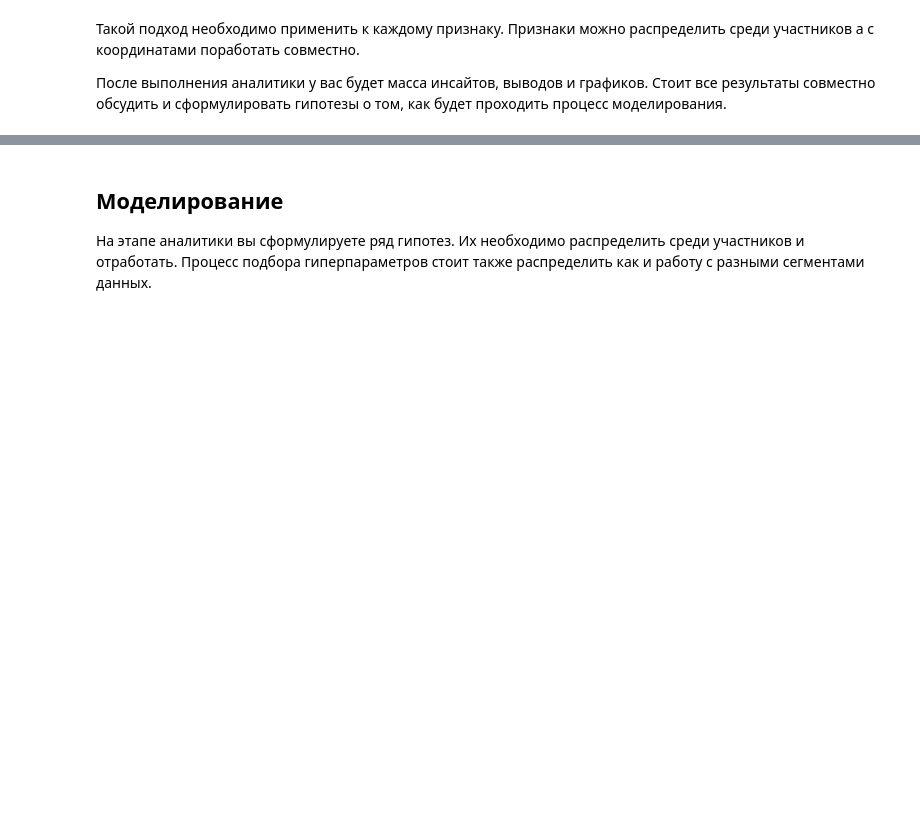
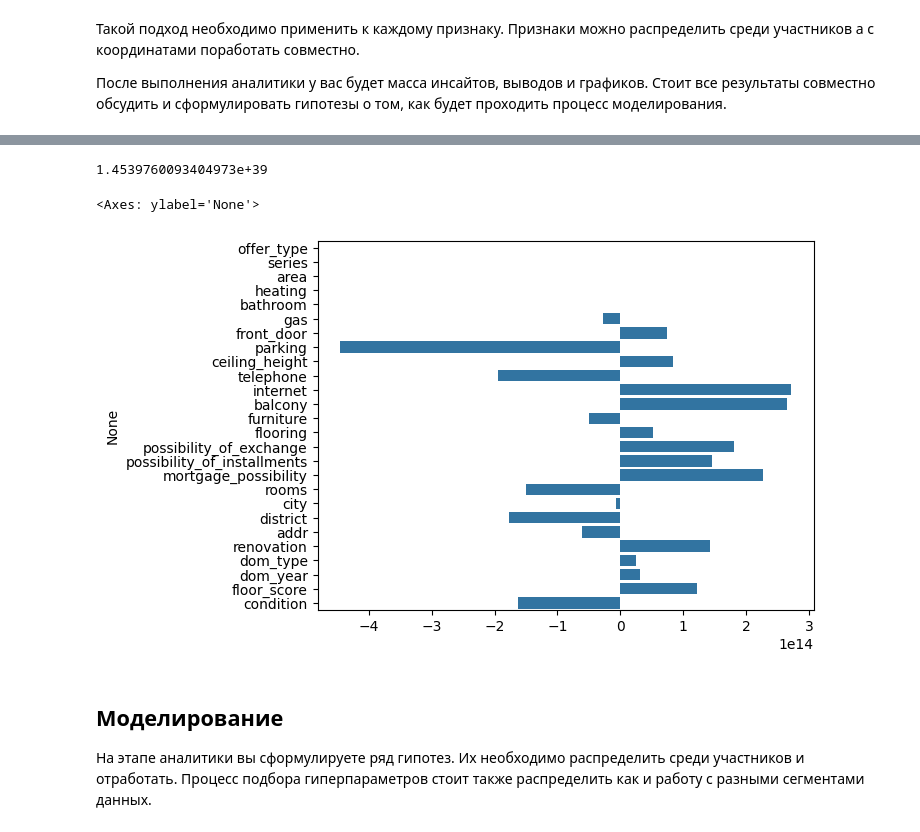
Before and after one commit to awesic/House_KG_Parsing, a Jupyter notebook: house_kg_project.ipynb, the cells around one changed output, grey strips where cells are left out. Drawn from its saved outputs; the diff is of its cells as text; code cells hidden in the pictures; blank space fills up the shorter version.

```diff
--- a/house_kg_project.ipynb
+++ b/house_kg_project.ipynb
@@ -200,3 +639,33 @@ Name: Состояние, Length: 283, dtype: object
+# %%
+# Преобразования для категориальных и числовых признаков
+preprocessor = ColumnTransformer(
+    transformers=[
+        ('num', StandardScaler(), numeric_features),  # Стандартизация числовых признаков
+        ('cat', TargetEncoder(), categorical)  # Target Encoding для категориальных признаков
+    ]
+)
+# %%
+model_pipeline = Pipeline(steps=[
+    ('preprocessor', preprocessor),
+    ('model', SGDRegressor(random_state=42))  # Модель (Random Forest)
+])
+# %%
+model_pipeline.fit(X_train, y_train)
+
+# Делаем предсказания на тестовой выборке
+y_pred = model_pipeline.predict(X_test)
+
+# Оценка качества модели
+mean_squared_error(y_test, y_pred)
+# %% [output]
+1.4539760093404973e+39
+# %%
+sgd_model = model_pipeline.named_steps['model']
+# %%
+sns.barplot(x=sgd_model.coef_.squeeze(), y=X.columns)
+# %% [output]
+<Axes: ylabel='None'>
+[figure, added]
 # %% [markdown]
 ## Моделирование
 
```
Also changed, not shown: parts of 69 cells of this notebook.
